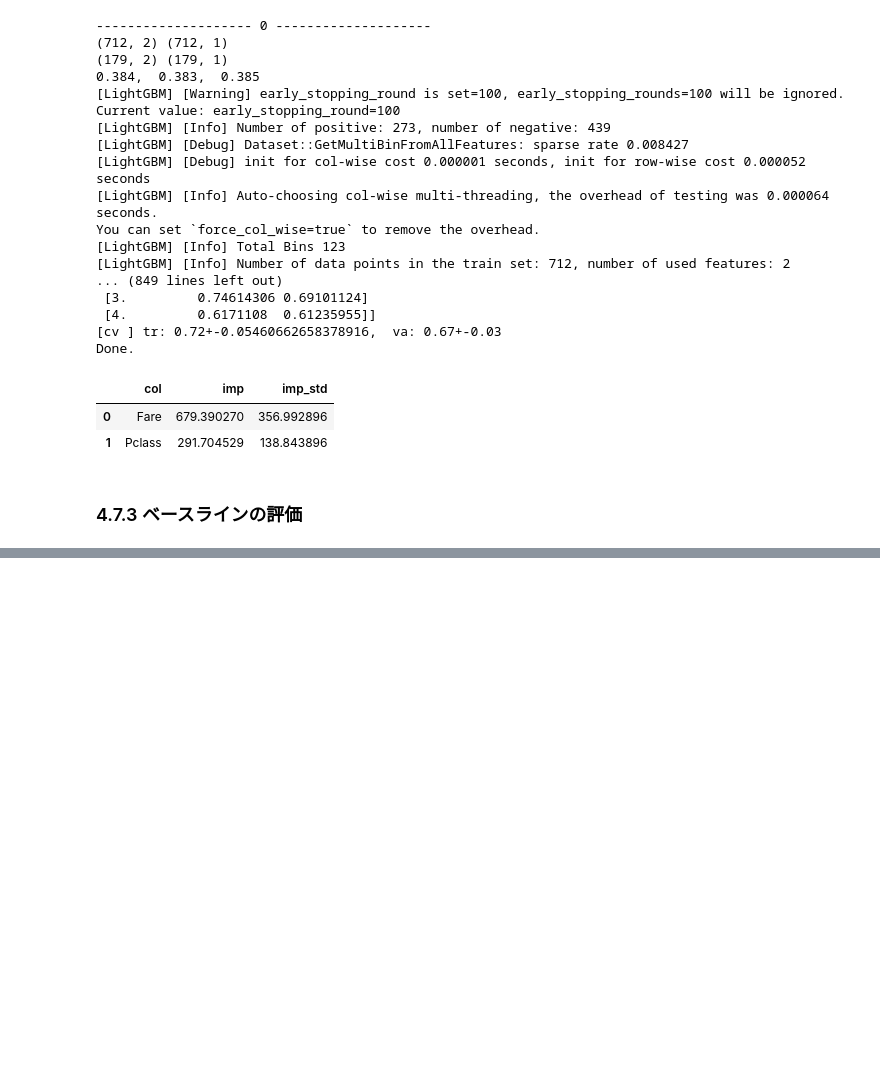
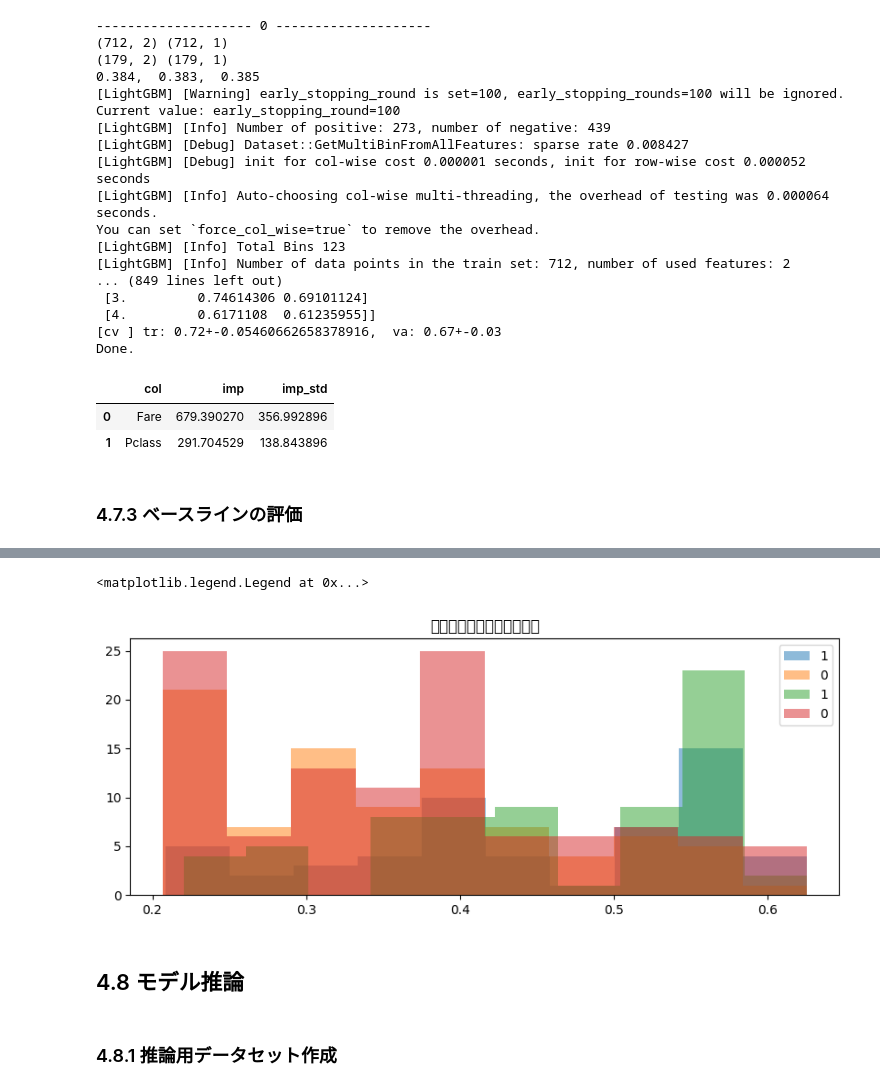
Before and after one commit to ginmaruGH/kaggle_ml_ric, a Jupyter notebook: ch04.ipynb, the cells around one changed output, grey strips where cells are left out. Cells and saved outputs as stored; diff of their text form; code cells hidden in the pictures; blank space fills up the shorter version.

Commit message:
モデル学習（勾配ブースティング）

```diff
--- a/ch04.ipynb
+++ b/ch04.ipynb
@@ -442,0 +475,20 @@ imp.sort_values("imp", ascending=False, ignore_index=True)
+# %%
+# モデル学習（ホールドアウト検証）
+params = {
+    "boosting_type": "gbdt",
+    "objective": "binary",
+    "metric": "auc",
+    "learning_rate": 0.1,
+    "num_leaves": 16,
+    "n_estimators": 100000,
+    "random_state": 123,
+    "importance_type": "gain",
+    "early_stopping_rounds": 100,
+    "verbose": 10,
+}
+model = lgb.LGBMClassifier(**params)
+model.fit(
+    x_tr1,
+    y_tr1,
+    eval_set=[(x_tr1, y_tr1), (x_va1, y_va1)],
+)
@@ -442,0 +548,27 @@ imp.sort_values("imp", ascending=False, ignore_index=True)
+# %%
+# 予測値の分布の比較
+y_va1_pred_prob = model.predict_proba(x_va1)[:, 1]
+y_va2_pred_prob = model.predict_proba(x_va2)[:, 1]
+
+# 確率値をヒストグラムで可視化
+fig = plt.figure(figsize=(10, 8))
+# 検証データ
+fig.add_subplot(2, 1, 1)
+plt.title("検証データ")
+plt.hist(y_va1_pred_prob[np.array(y_va1).reshape(-1) == 1], bins=10, alpha=0.5, label="1")
+plt.hist(y_va1_pred_prob[np.array(y_va1).reshape(-1) == 0], bins=10, alpha=0.5, label="0")
+plt.grid()
+plt.legend()
+# ベースライン検証用データ
+plt.title("ベースライン検証用データ")
+plt.hist(y_va2_pred_prob[np.array(y_va2).reshape(-1) == 1], bins=10, alpha=0.5, label="1")
+plt.hist(y_va2_pred_prob[np.array(y_va2).reshape(-1) == 0], bins=10, alpha=0.5, label="0")
+plt.grid()
+plt.legend()
+# %% [output]
+<matplotlib.legend.Legend at 0x...>
+[figure, added]
+# %% [markdown]
+## 4.8 モデル推論
+# %% [markdown]
+### 4.8.1 推論用データセット作成
```
Also changed, not shown: parts of 7 cells of this notebook.
